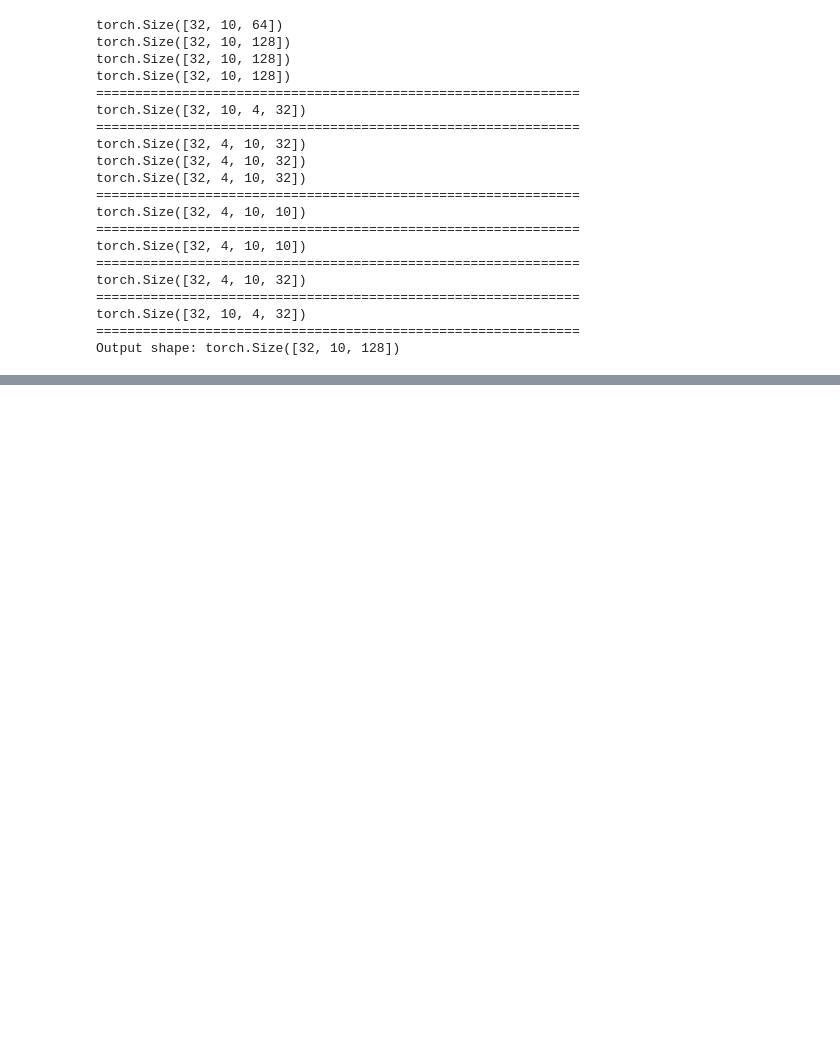
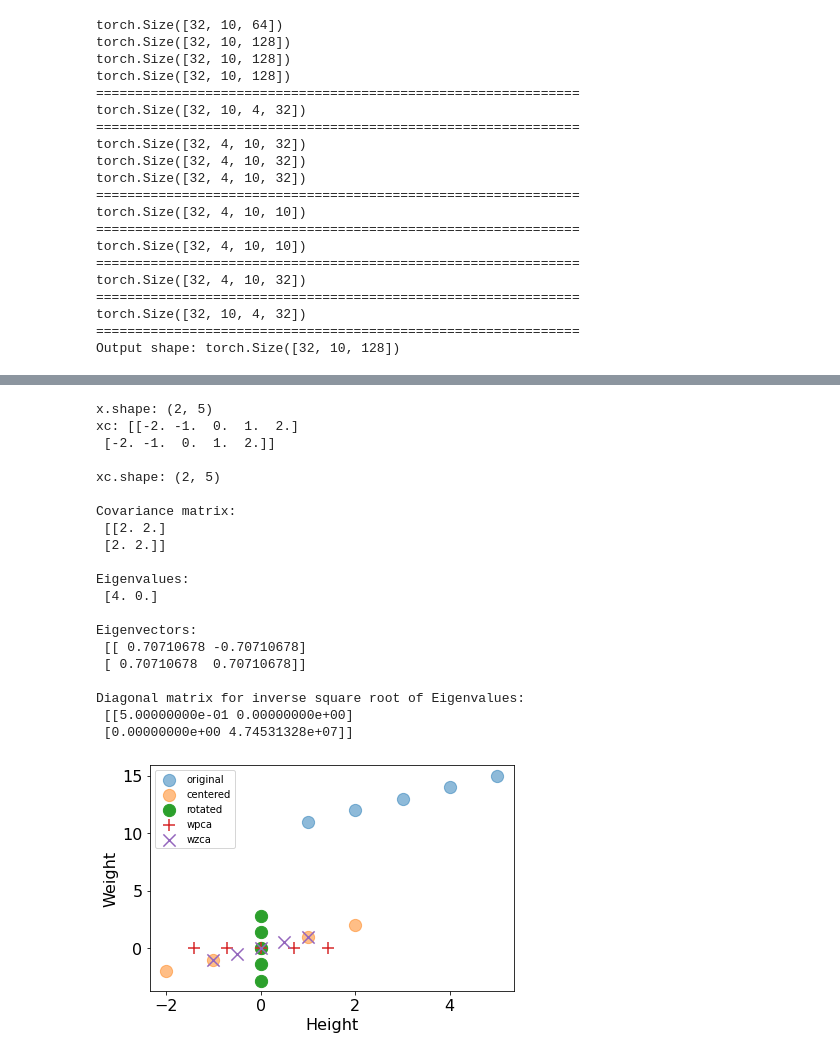
Before and after one commit to andre-arc/LC-BERT, a Jupyter notebook: vector_visualization.ipynb, the cells around one changed output, grey strips where cells are left out. Drawn from its saved outputs; the diff is of its cells as text; code cells hidden in the pictures; blank space fills up the shorter version.

Commit message:
change whitening function

```diff
--- a/vector_visualization.ipynb
+++ b/vector_visualization.ipynb
@@ -781,0 +889,80 @@ w = 10
+# %%
+# Import libraries
+import numpy as np
+import matplotlib.pyplot as plt
+from scipy import linalg
+
+# Create data
+x = np.array([[1,2,3,4,5],  # Feature-1: Height
+              [11,12,13,14,15]]) # Feature-2: Weight
+print('x.shape:', x.shape)
+
+# Center data
+# By subtracting mean for each feature
+xc = x.T - np.mean(x.T, axis=0)
+xc = xc.T
+print('xc:', xc, '\n')
+print('xc.shape:', xc.shape, '\n')
+
+# Calculate covariance matrix
+xcov = np.cov(xc, rowvar=True, bias=True)
+print('Covariance matrix: \n', xcov, '\n')
+
+# Calculate Eigenvalues and Eigenvectors
+w, v = linalg.eig(xcov)
+# Note: Use w.real.round(4) to (1) remove 'j' notation to real, (2) round to '4' significant digits
+print("Eigenvalues:\n", w.real.round(4), '\n')
+print("Eigenvectors:\n", v, '\n')
+
+# Calculate inverse square root of Eigenvalues
+# Optional: Add '.1e5' to avoid division errors if needed
+# Create a diagonal matrix
+diagw = np.diag(1/(w**0.5)) # or np.diag(1/((w+.1e-5)**0.5))
+diagw = diagw.real.round(4) #convert to real and round off
+print("Diagonal matrix for inverse square root of Eigenvalues:\n", diagw, '\n')
+
+# Calculate Rotation (optional)
+# Note: To see how data can be rotated
+xrot = np.dot(v, xc)
+
+# Whitening transform using PCA (Principal Component Analysis)
+wpca = np.dot(np.dot(diagw, v.T), xc)
+
+# Whitening transform using ZCA (Zero Component Analysis)
+wzca = np.dot(np.dot(np.dot(v, diagw), v.T), xc)
+
+# Plot zero-centered, rotated and whitened data
+plt.scatter(x[0,:], x[1,:], s=150, label='original', alpha=0.5)
+plt.scatter(xc[0,:], xc[1,:], s=150, label='centered', alpha=0.5)
+plt.scatter(xrot[0,:], xrot[1,:], s=150, label='rotated')
+plt.scatter(wpca[0,:], wpca[1,:], s=150, marker='+', label='wpca')
+plt.scatter(wzca[0,:], wzca[1,:], s=150, marker='x', label='wzca')
+plt.xlabel('Height', fontsize=16)
+plt.ylabel('Weight', fontsize=16)
+plt.rc('xtick',labelsize=16)
+plt.rc('ytick',labelsize=16)
+plt.legend()
+plt.tight_layout()
+plt.savefig('whiten_1.png', dpi=300)
+# %% [output]
+x.shape: (2, 5)
+xc: [[-2. -1.  0.  1.  2.]
+ [-2. -1.  0.  1.  2.]]
+
+xc.shape: (2, 5)
+
+Covariance matrix:
+ [[2. 2.]
+ [2. 2.]]
+
+Eigenvalues:
+ [4. 0.]
+
+Eigenvectors:
+ [[ 0.70710678 -0.70710678]
+ [ 0.70710678  0.70710678]]
+
+Diagonal matrix for inverse square root of Eigenvalues:
+ [[5.00000000e-01 0.00000000e+00]
+ [0.00000000e+00 4.74531328e+07]]
+[figure, added]
```
Also changed, not shown: parts of 7 cells of this notebook, 8 other files.
